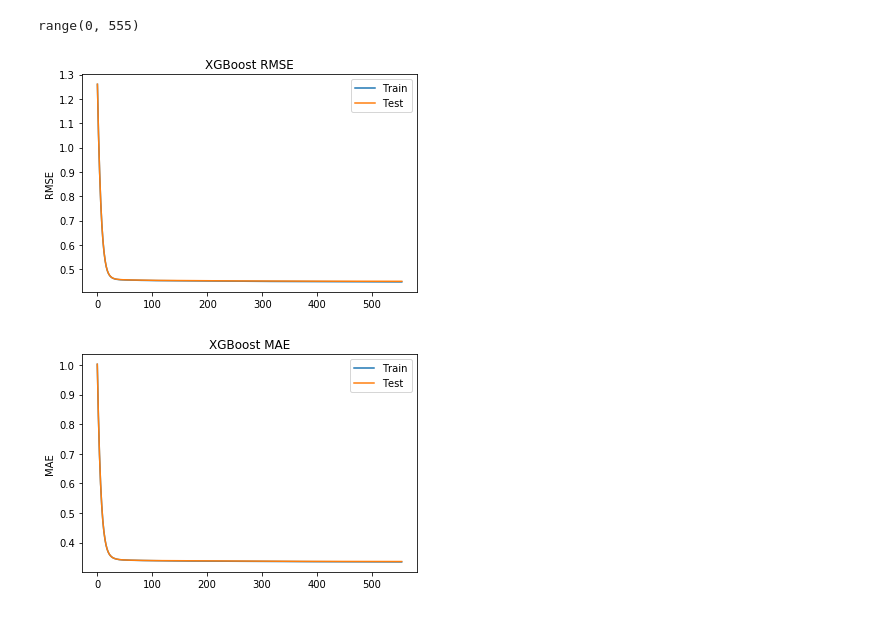
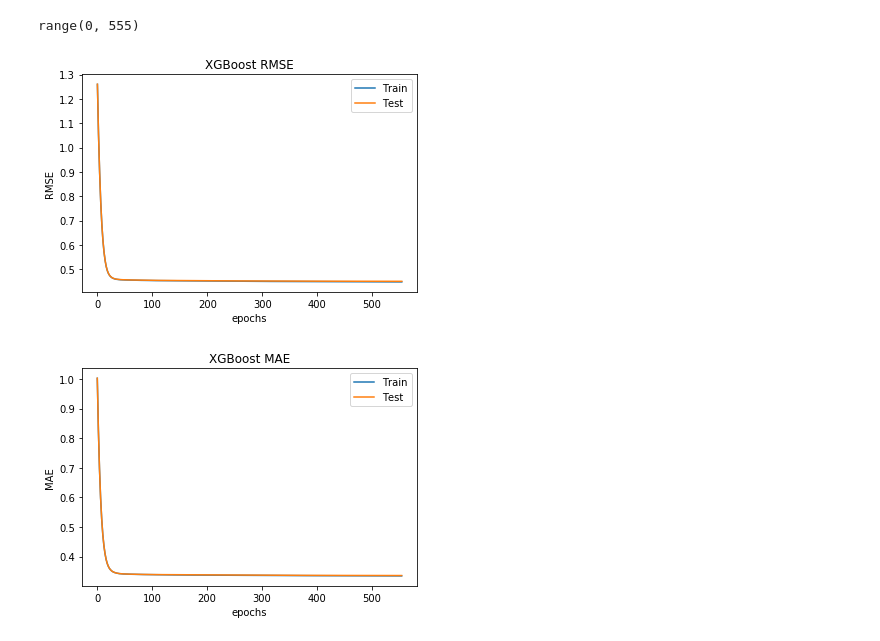
Before and after one commit to hervelao/bakery-products, a Jupyter notebook: shared_notebooks/04-analysis-features.ipynb, the cells around one changed output. Drawn from its saved outputs; the diff is of its cells as text; code cells hidden in the pictures.

```diff
--- a/shared_notebooks/04-analysis-features.ipynb
+++ b/shared_notebooks/04-analysis-features.ipynb
@@ -140,24 +140,26 @@ x_axis
 # %% [output]
 range(0, 555)
 # %%
-# plot log loss
+# plot RMSE
 fig, ax = plt.subplots()
 ax.plot(x_axis, results['validation_0']['rmse'], label='Train')
 ax.plot(x_axis, results['validation_1']['rmse'], label='Test')
 ax.legend()
 plt.ylabel('RMSE')
+plt.xlabel('epochs')
 plt.title('XGBoost RMSE')
 plt.show()
 # %% [output]
-[figure, old version]
+[figure, new version]
 # %%
-# plot classification error
+# plot MAE
 fig, ax = plt.subplots()
 ax.plot(x_axis, results['validation_0']['mae'], label='Train')
 ax.plot(x_axis, results['validation_1']['mae'], label='Test')
 ax.legend()
 plt.ylabel('MAE')
+plt.xlabel('epochs')
 plt.title('XGBoost MAE')
 plt.show()
 # %% [output]
-[figure, old version]
+[figure, new version]
```
Also changed, not shown: parts of 12 cells of this notebook.
